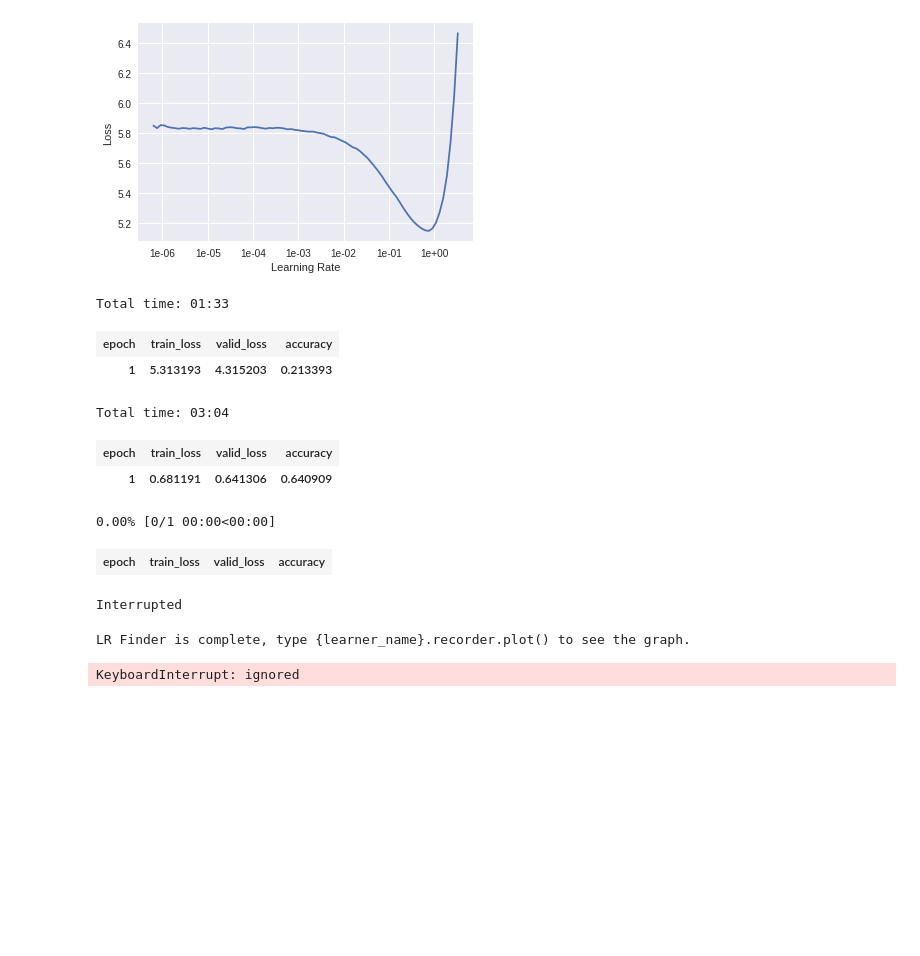
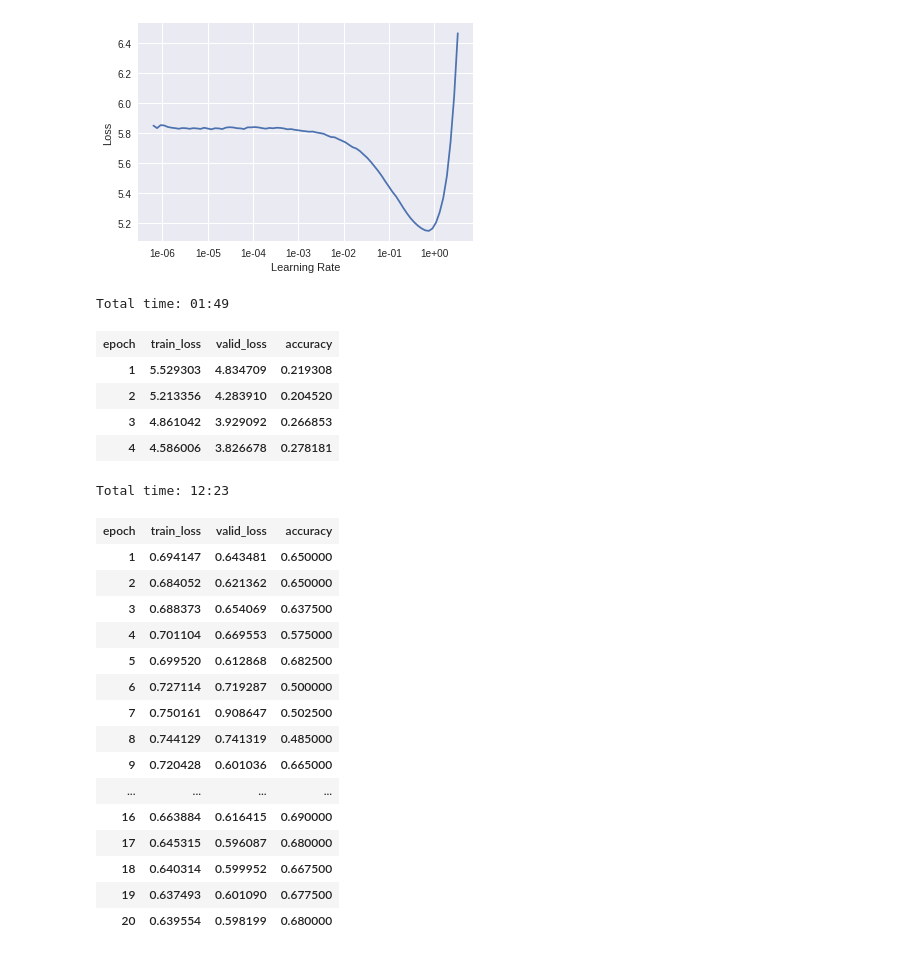
Before and after one commit to binliu0630/Deep_Learning, a Jupyter notebook: Text_Classification_Example.ipynb, the cells around one changed output. Cells and saved outputs as stored; diff of their text form; code cells hidden in the pictures; blank space fills up the shorter version.

```diff
--- a/Text_Classification_Example.ipynb
+++ b/Text_Classification_Example.ipynb
@@ -474,7 +474,7 @@ You must restart the runtime in order to use newly installed versions.
 from fastai import *
 from fastai.text import *
 # %%
-data = df[['label','sentence']]
+data = df[df['source']=='yelp'][['label', 'sentence']]
 data.head()
 # %% [output]
 |  | label | sentence |
@@ -523,11 +523,14 @@ learn.recorder.plot()
 # %% [output]
 [figure]
 # %%
-learn.fit_one_cycle(1, 1e-1)
+learn.fit_one_cycle(4, 1e-1, moms = (0.8,0.7))
 # %% [output]
-Total time: 01:33
+Total time: 01:49
 | epoch | train_loss | valid_loss | accuracy |
-| 1 | 5.313193 | 4.315203 | 0.213393 |
+| 1 | 5.529303 | 4.834709 | 0.219308 |
+| 2 | 5.213356 | 4.283910 | 0.204520 |
+| 3 | 4.861042 | 3.929092 | 0.266853 |
+| 4 | 4.586006 | 3.826678 | 0.278181 |
 # %%
 learn.save_encoder('ft_enc')
 # %%
@@ -537,14 +542,22 @@ learn.load_encoder('ft_enc')
 # %%
-learn.fit_one_cycle(1, 1e-1)
+learn.fit_one_cycle(20, 1e-1, moms = (0.8,0.7))
 # %% [output]
-Total time: 03:04
+Total time: 12:23
 | epoch | train_loss | valid_loss | accuracy |
-| 1 | 0.681191 | 0.641306 | 0.640909 |
+| 1 | 0.694147 | 0.643481 | 0.650000 |
+| 2 | 0.684052 | 0.621362 | 0.650000 |
+| 3 | 0.688373 | 0.654069 | 0.637500 |
+| 4 | 0.701104 | 0.669553 | 0.575000 |
+| 5 | 0.699520 | 0.612868 | 0.682500 |
+| 6 | 0.727114 | 0.719287 | 0.500000 |
+| 7 | 0.750161 | 0.908647 | 0.502500 |
+| 8 | 0.744129 | 0.741319 | 0.485000 |
+| 9 | 0.720428 | 0.601036 | 0.665000 |
+| ... | ... | ... | ... |
+| 16 | 0.663884 | 0.616415 | 0.690000 |
+| 17 | 0.645315 | 0.596087 | 0.680000 |
+| 18 | 0.640314 | 0.599952 | 0.667500 |
+| 19 | 0.637493 | 0.601090 | 0.677500 |
+| 20 | 0.639554 | 0.598199 | 0.680000 |
 # %%
-learn.lr_find()
+learn.unfreeze()
-# %% [output]
-0.00% [0/1 00:00<00:00]
-| epoch | train_loss | valid_loss | accuracy |
-Interrupted
-LR Finder is complete, type {learner_name}.recorder.plot() to see the graph.
-KeyboardInterrupt: ignored
```
Also changed, not shown: parts of 6 cells of this notebook.
